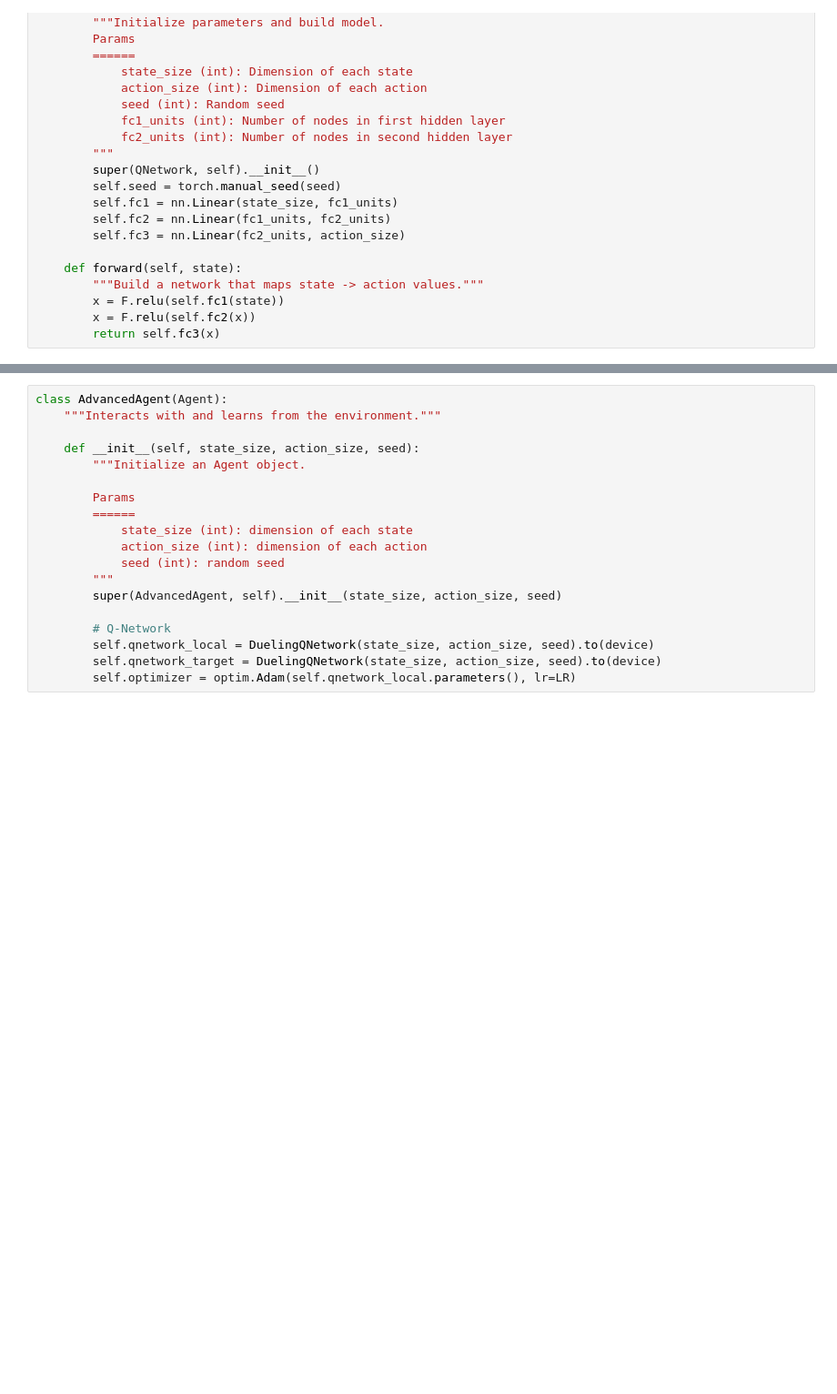
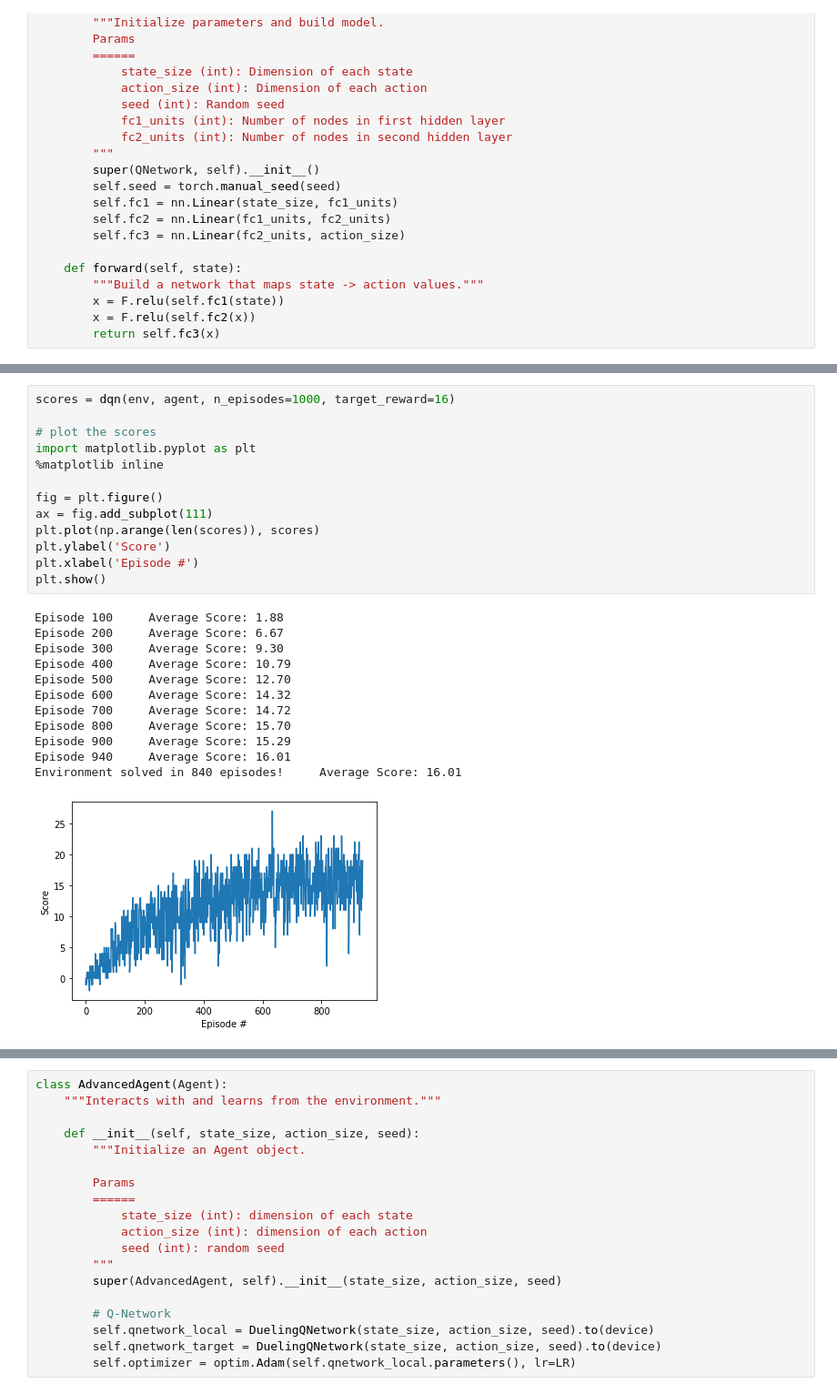
Before and after one commit to YoshiyukiKono/DRL_P1_Navigation, a Jupyter notebook: Navigation.ipynb, the cells around one changed output, grey strips where cells are left out. Shown: that part at 91% size. Saved outputs shown, nothing was run; the diff lists cells and outputs as text; blank space fills up the shorter version.

```diff
--- a/Navigation.ipynb
+++ b/Navigation.ipynb
@@ -167,0 +384,26 @@ class QNetwork(nn.Module):
+# %%
+scores = dqn(env, agent, n_episodes=1000, target_reward=16)
+
+# plot the scores
+import matplotlib.pyplot as plt
+%matplotlib inline
+
+fig = plt.figure()
+ax = fig.add_subplot(111)
+plt.plot(np.arange(len(scores)), scores)
+plt.ylabel('Score')
+plt.xlabel('Episode #')
+plt.show()
+# %% [output]
+Episode 100     Average Score: 1.88
+Episode 200     Average Score: 6.67
+Episode 300     Average Score: 9.30
+Episode 400     Average Score: 10.79
+Episode 500     Average Score: 12.70
+Episode 600     Average Score: 14.32
+Episode 700     Average Score: 14.72
+Episode 800     Average Score: 15.70
+Episode 900     Average Score: 15.29
+Episode 940     Average Score: 16.01
+Environment solved in 840 episodes!     Average Score: 16.01
+[figure, added]
```
Also changed, not shown: parts of 43 cells of this notebook, 4 other files.
